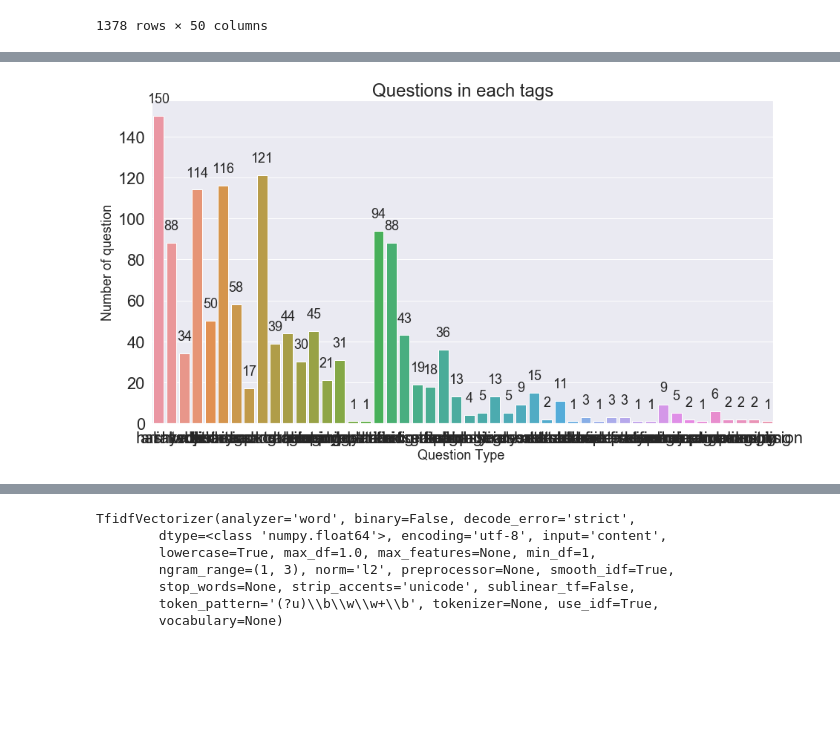
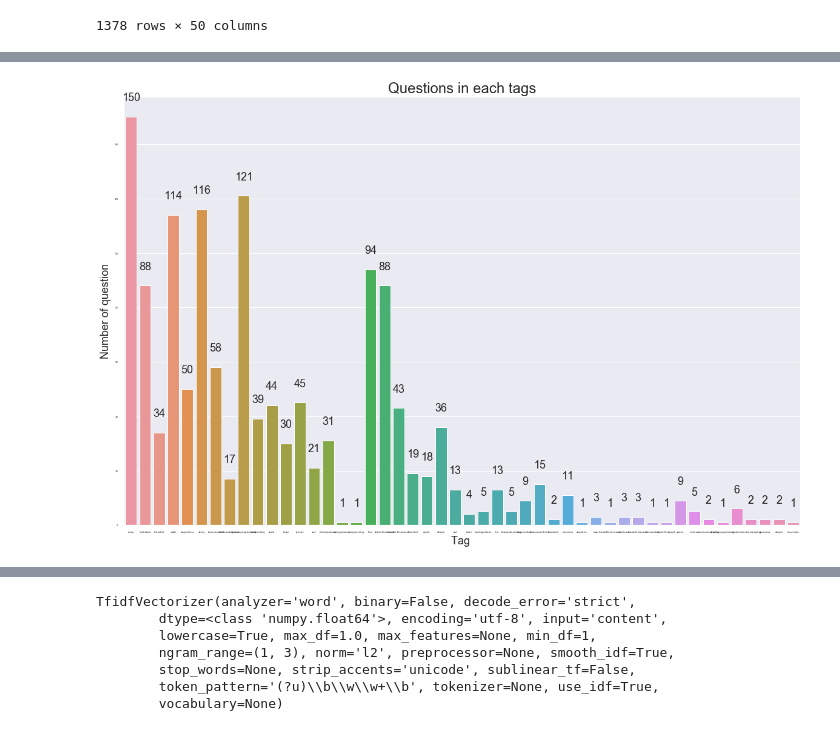
Before and after one commit to shashisp/multi_label, a Jupyter notebook: multi_label.ipynb, the cells around one changed output, grey strips where cells are left out. Saved outputs shown, nothing was run; the diff lists cells and outputs as text; code cells hidden in the pictures; blank space fills up the shorter version.

```diff
--- a/multi_label.ipynb
+++ b/multi_label.ipynb
@@ -108,22 +132,22 @@ tag_to_content
 # %%
-sns.set(font_scale = 2)
-plt.figure(figsize=(15,8))
+sns.set(font_scale = 0.4)
+plt.figure(figsize=(20,13))
 
 ax= sns.barplot(tags, tag_to_content.iloc[:,2:].sum().values)
 
 plt.title("Questions in each tags", fontsize=24)
 plt.ylabel('Number of question', fontsize=18)
-plt.xlabel('Question Type ', fontsize=18)
+plt.xlabel('Tag ', fontsize=18)
 
 #adding the text labels
 rects = ax.patches
 labels = tag_to_content.iloc[:,2:].sum().values
 for rect, label in zip(rects, labels):
     height = rect.get_height()
     ax.text(rect.get_x() + rect.get_width()/2, height + 5, label, ha='center', va='bottom', fontsize=18)
 
 plt.show()
 # %% [output]
-[figure, old version]
+[figure, new version]
 # %%
 #***No of questions with mulitple tags**
```
Also changed, not shown: parts of 10 cells of this notebook.
